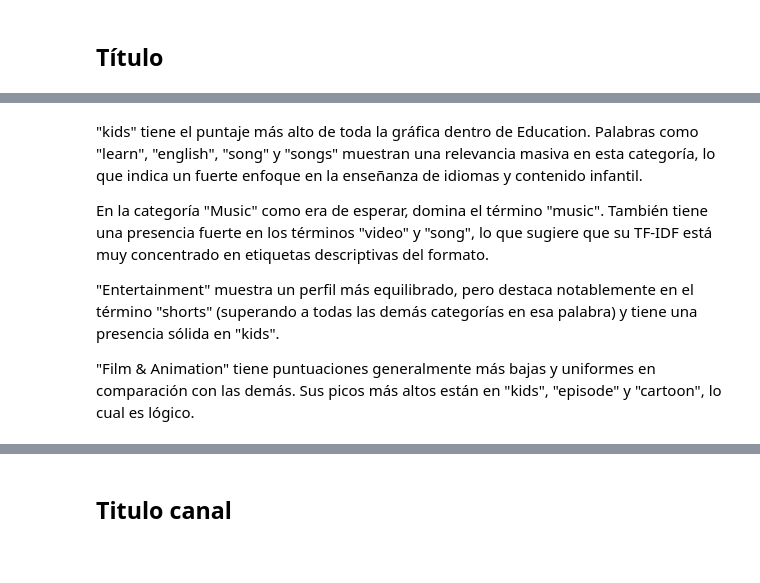
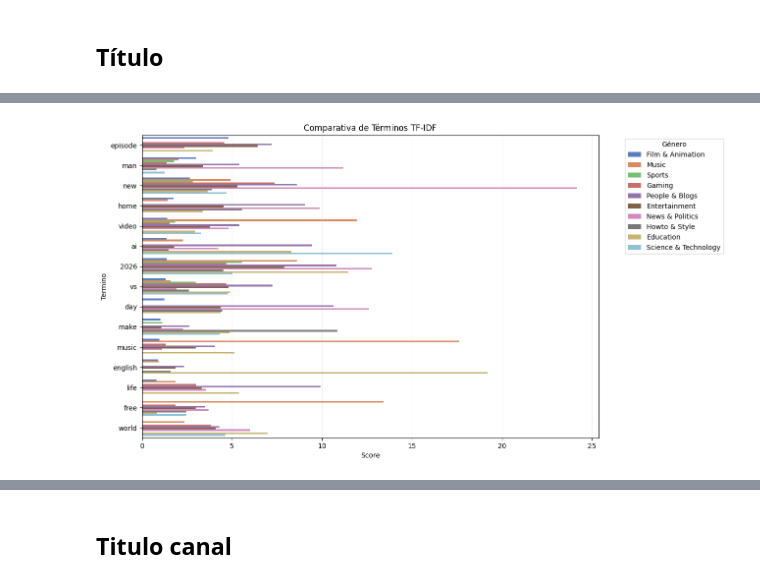
Before and after one commit to UCM-GIDIA-PD1/c2526-R1, a Jupyter notebook: src/analisis/analisis_generos.ipynb, the cells around one changed output, grey strips where cells are left out. Drawn from its saved outputs; the diff is of its cells as text; code cells hidden in the pictures.

```diff
--- a/src/analisis/analisis_generos.ipynb
+++ b/src/analisis/analisis_generos.ipynb
@@ -136,11 +129,3 @@ Filtramos también los df en funcion a si tienen subtitulos o no
-# %%
-diccionario_subs = {
-    clave: df[df['Subtitulos'].apply(lambda x: isinstance(x, str) and len(x.strip()) > 0)].copy()
-    for clave, df in diccionario_top.items()
-}
-
-for clave in diccionario_subs:
-    print(f"{clave}: {len(diccionario_subs[clave])} vídeos con subtítulos.")
 # %% [markdown]
 # Análisis no textual
 # %% [markdown]
@@ -283,8 +276,12 @@ Como podemos ver la densidad de habla se ve afectada por la duración de los vid
 ## Título
 # %%
 diccionario_tf_titulos = {}
+diccionario_tf_titulos_fil = {}
 
-for clave, df_genero in diccionario_top.items():
+for clave, df_genero in diccionario_generos_fil.items():
+    diccionario_tf_titulos_fil[clave] = utils.tfidf_ngrams_titles(df_genero, "Titulo")
+
+for clave, df_genero in diccionario_generos.items():
     diccionario_tf_titulos[clave] = utils.tfidf_ngrams_titles(df_genero, "Titulo")
 # %%
 common_terms = utils.common_terms_dictionary(diccionario_tf_titulos, "Titulo")
@@ -315,17 +352,9 @@ Por otro lado en entretainment tenemos palabras como "cartoons", "songs", "blipp
 # %%
 #Seleccionamos 4 generos
-generos_a_comparar = ['Film & Animation', 'Music', 'Entertainment', 'Education']
+generos_a_comparar = diccionario_generos_fil.keys()
 
 plt.figure(figsize=(12, 8))
-utils.comparativa_terminos(generos_a_comparar, diccionario_tf_titulos)
+utils.comparativa_terminos(generos_a_comparar, diccionario_tf_titulos_fil)
 plt.show()
+# %% [output]
+[figure, added]
-# %% [markdown]
-
-"kids" tiene el puntaje más alto de toda la gráfica dentro de Education.
-Palabras como "learn", "english", "song" y "songs" muestran una relevancia masiva en esta categoría, lo que indica un fuerte enfoque en la enseñanza de idiomas y contenido infantil.
-
-En la categoría "Music" como era de esperar, domina el término "music". También tiene una presencia fuerte en los términos "video" y "song", lo que sugiere que su TF-IDF está muy concentrado en etiquetas descriptivas del formato.
-
-"Entertainment" muestra un perfil más equilibrado, pero destaca notablemente en el término "shorts" (superando a todas las demás categorías en esa palabra) y tiene una presencia sólida en "kids".
-
-"Film & Animation" tiene puntuaciones generalmente más bajas y uniformes en comparación con las demás. Sus picos más altos están en "kids", "episode" y "cartoon", lo cual es lógico.
```
Also changed, not shown: parts of 60 cells of this notebook.
